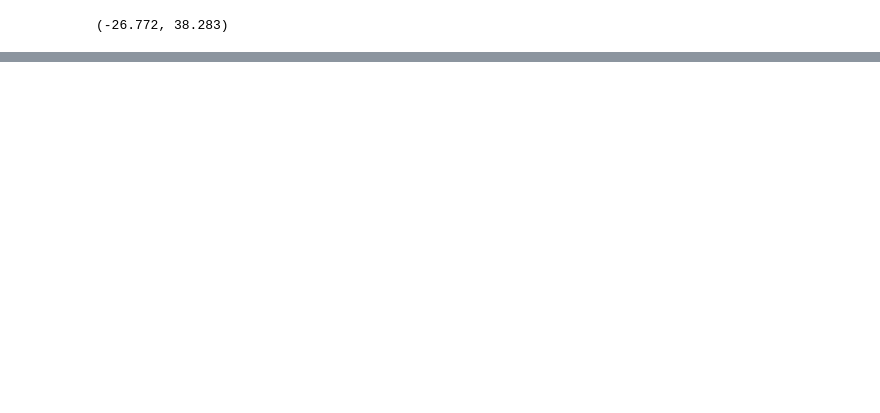
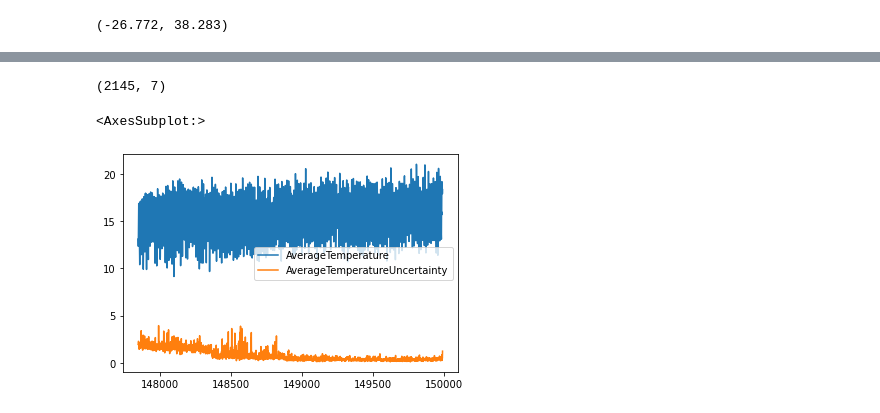
Before and after one commit to veronica-f-reyes/time-series-exercises, a Jupyter notebook: Earth_Surface_Temp_Mini_Project.ipynb, the cells around one changed output, grey strips where cells are left out. Drawn from its saved outputs; the diff is of its cells as text; code cells hidden in the pictures; blank space fills up the shorter version.

```diff
--- a/Earth_Surface_Temp_Mini_Project.ipynb
+++ b/Earth_Surface_Temp_Mini_Project.ipynb
@@ -137,0 +140,6 @@ dtype: int64
+# %%
+#Choosing Mexico as the city to analyze since it has no null values and has more data than L.A.
+# remove data that is not Mexico
+df = df[df.City == 'Mexico']
+
+df.head()
@@ -137,0 +153,9 @@ dtype: int64
+# %%
+df.shape
+# %% [output]
+(2145, 7)
+# %%
+df.plot()
+# %% [output]
+<AxesSubplot:>
+[figure, added]
```
Also changed, not shown: parts of 60 cells of this notebook, 1 other file.
